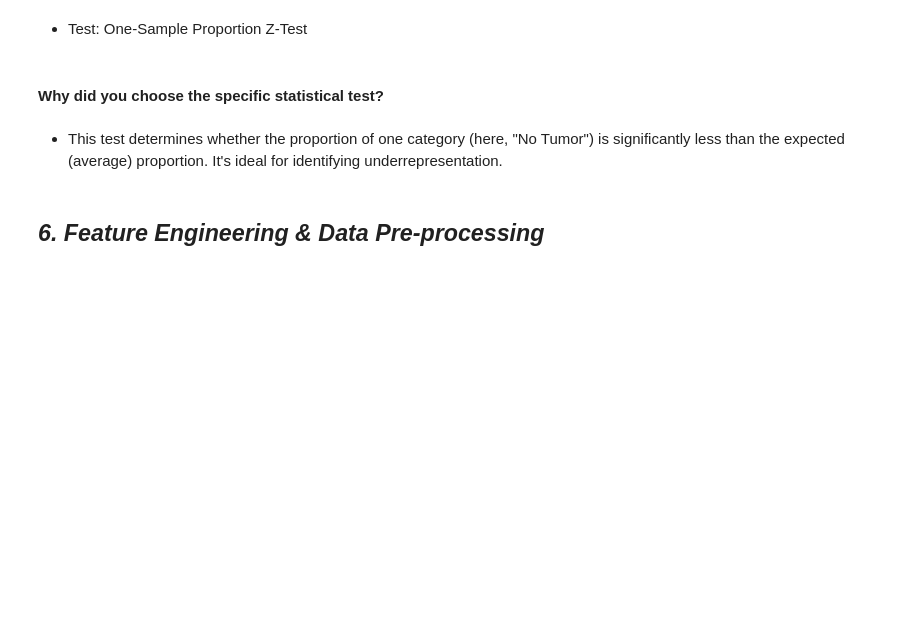
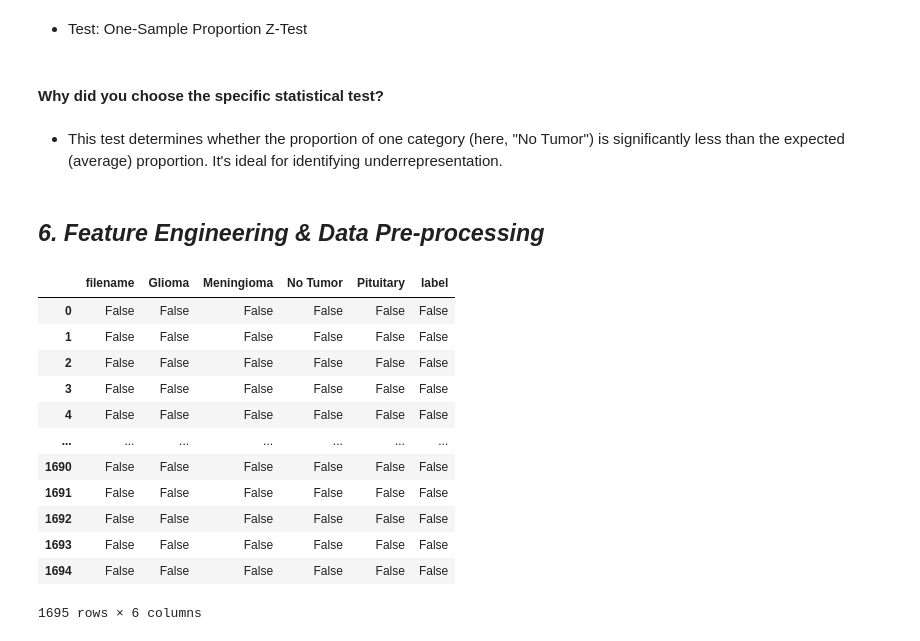
Before and after one commit to Sumit-Prasad01/Brain-Tumor-MRI-Image-Classification, a Jupyter notebook: notebooks/1_data_exploration.ipynb, the cells around one changed output. Saved outputs shown, nothing was run; the diff lists cells and outputs as text; code cells hidden in the pictures; blank space fills up the shorter version.

```diff
--- a/notebooks/1_data_exploration.ipynb
+++ b/notebooks/1_data_exploration.ipynb
@@ -546,3 +546,19 @@ P-Value: 2.6433014182947617e-13
 - This test determines whether the proportion of one category (here, "No Tumor") is significantly less than the expected (average) proportion. It's ideal for identifying underrepresentation.
 # %% [markdown]
 ## ***6. Feature Engineering & Data Pre-processing***
+# %%
+df.isna()
+# %% [output]
+|  | filename | Glioma | Meningioma | No Tumor | Pituitary | label |
+| 0 | False | False | False | False | False | False |
+| 1 | False | False | False | False | False | False |
+| 2 | False | False | False | False | False | False |
+| 3 | False | False | False | False | False | False |
+| 4 | False | False | False | False | False | False |
+| ... | ... | ... | ... | ... | ... | ... |
+| 1690 | False | False | False | False | False | False |
+| 1691 | False | False | False | False | False | False |
+| 1692 | False | False | False | False | False | False |
+| 1693 | False | False | False | False | False | False |
+| 1694 | False | False | False | False | False | False |
+1695 rows × 6 columns
```
Also changed, not shown: parts of 2 cells of this notebook.
